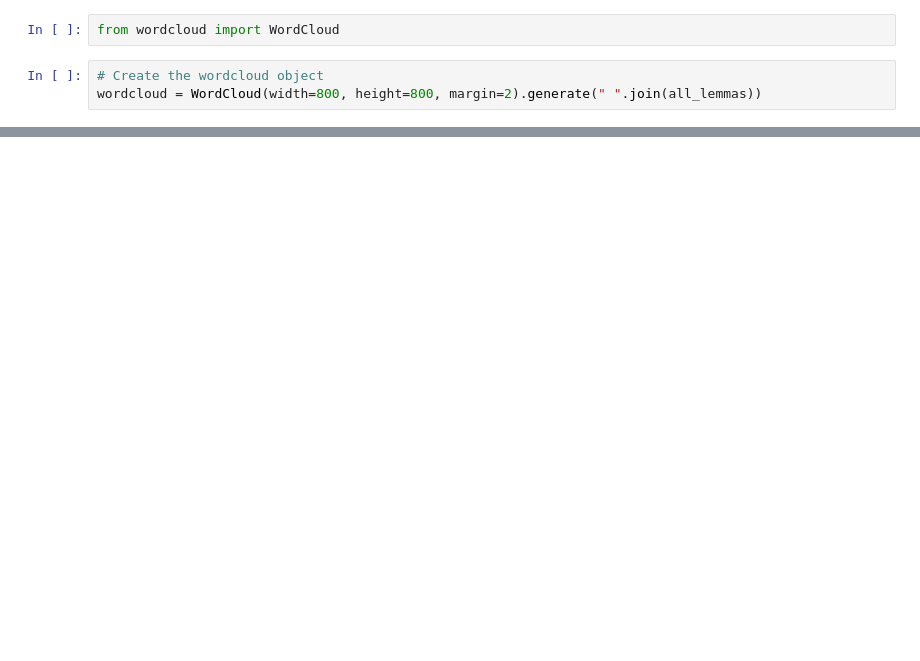
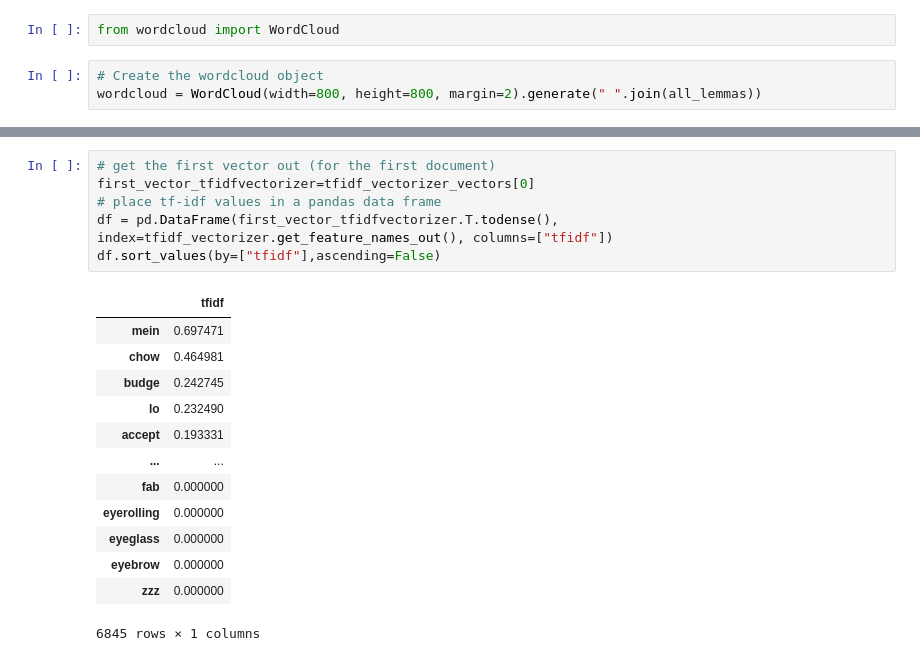
Before and after one commit to Valkea/OC_AI_06, a Jupyter notebook: 01_EDA.ipynb, the cells around one changed output, grey strips where cells are left out. Drawn from its saved outputs; the diff is of its cells as text; blank space fills up the shorter version.

```diff
--- a/01_EDA.ipynb
+++ b/01_EDA.ipynb
@@ -292,0 +287,20 @@ plt.show()
+# %%
+# get the first vector out (for the first document)
+first_vector_tfidfvectorizer=tfidf_vectorizer_vectors[0]
+# place tf-idf values in a pandas data frame
+df = pd.DataFrame(first_vector_tfidfvectorizer.T.todense(), index=tfidf_vectorizer.get_feature_names_out(), columns=["tfidf"])
+df.sort_values(by=["tfidf"],ascending=False)
+# %% [output]
+|  | tfidf |
+| mein | 0.697471 |
+| chow | 0.464981 |
+| budge | 0.242745 |
+| lo | 0.232490 |
+| accept | 0.193331 |
+| ... | ... |
+| fab | 0.000000 |
+| eyerolling | 0.000000 |
+| eyeglass | 0.000000 |
+| eyebrow | 0.000000 |
+| zzz | 0.000000 |
+6845 rows × 1 columns
```
Also changed, not shown: parts of 27 cells of this notebook, 1 other file.
